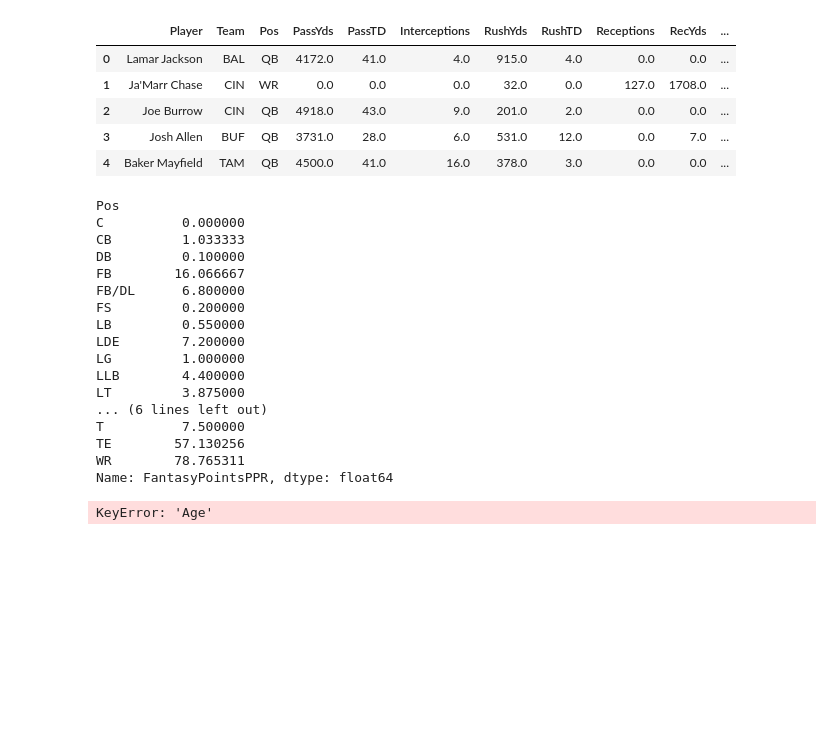
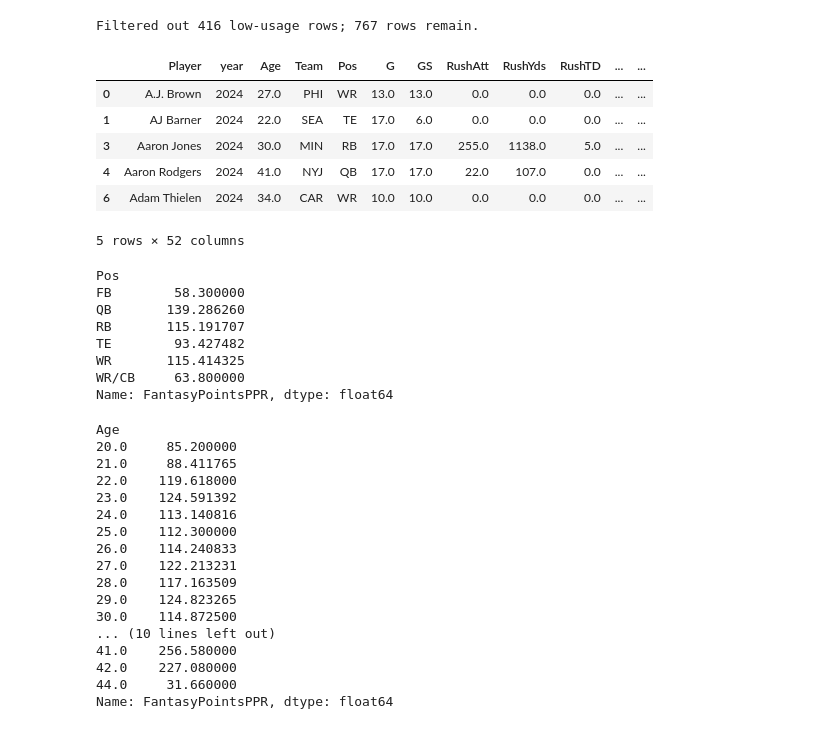
Before and after one commit to tiagocaravia/MDSTFootballProject, a Jupyter notebook: More plots and visualizations.ipynb, the cells around one changed output. Cells and saved outputs as stored; diff of their text form; code cells hidden in the pictures; blank space fills up the shorter version.

```diff
--- a/More plots and visualizations.ipynb
+++ b/More plots and visualizations.ipynb
@@ -3,36 +3,50 @@ import pandas as pd
 import numpy as np
 import matplotlib.pyplot as plt
 # %%
-df=pd.read_csv("DataSets/2024FantasyPPR.csv")
+df = pd.read_csv("DataSets/FantasyData.csv")
+min_attempts = 15
+attempt_columns = ['Tgt', 'RushAtt', 'PassAtt']
+row_count_before_filter = len(df)
+df = df.loc[df[attempt_columns].fillna(0).ge(min_attempts).any(axis=1)].copy()
+print(f"Filtered out {row_count_before_filter - len(df)} low-usage rows; {len(df)} rows remain.")
 df.head()
 # %% [output]
+Filtered out 416 low-usage rows; 767 rows remain.
-|  | Player | Team | Pos | PassYds | PassTD | Interceptions | RushYds | RushTD | Receptions | RecYds | ... |
-| 0 | Lamar Jackson | BAL | QB | 4172.0 | 41.0 | 4.0 | 915.0 | 4.0 | 0.0 | 0.0 | ... |
-| 1 | Ja'Marr Chase | CIN | WR | 0.0 | 0.0 | 0.0 | 32.0 | 0.0 | 127.0 | 1708.0 | ... |
-| 2 | Joe Burrow | CIN | QB | 4918.0 | 43.0 | 9.0 | 201.0 | 2.0 | 0.0 | 0.0 | ... |
-| 3 | Josh Allen | BUF | QB | 3731.0 | 28.0 | 6.0 | 531.0 | 12.0 | 0.0 | 7.0 | ... |
-| 4 | Baker Mayfield | TAM | QB | 4500.0 | 41.0 | 16.0 | 378.0 | 3.0 | 0.0 | 0.0 | ... |
+|  | Player | year | Age | Team | Pos | G | GS | RushAtt | RushYds | RushTD | ... | ... |
+| 0 | A.J. Brown | 2024 | 27.0 | PHI | WR | 13.0 | 13.0 | 0.0 | 0.0 | 0.0 | ... | ... |
+| 1 | AJ Barner | 2024 | 22.0 | SEA | TE | 17.0 | 6.0 | 0.0 | 0.0 | 0.0 | ... | ... |
+| 3 | Aaron Jones | 2024 | 30.0 | MIN | RB | 17.0 | 17.0 | 255.0 | 1138.0 | 5.0 | ... | ... |
+| 4 | Aaron Rodgers | 2024 | 41.0 | NYJ | QB | 17.0 | 17.0 | 22.0 | 107.0 | 0.0 | ... | ... |
+| 6 | Adam Thielen | 2024 | 34.0 | CAR | WR | 10.0 | 10.0 | 0.0 | 0.0 | 0.0 | ... | ... |
+5 rows × 52 columns
 # %%
 df.groupby('Pos')["FantasyPointsPPR"].mean()
 # %% [output]
 Pos
-C          0.000000
-CB         1.033333
-DB         0.100000
-FB        16.066667
-FB/DL      6.800000
-FS         0.200000
-LB         0.550000
-LDE        7.200000
-LG         1.000000
-LLB        4.400000
-LT         3.875000
-... (6 lines left out)
-T          7.500000
-TE        57.130256
-WR        78.765311
+FB        58.300000
+QB       139.286260
+RB       115.191707
+TE        93.427482
+WR       115.414325
+WR/CB     63.800000
 Name: FantasyPointsPPR, dtype: float64
 # %%
 df.groupby('Age')["FantasyPointsPPR"].mean()
 # %% [output]
-KeyError: 'Age'
+Age
+20.0     85.200000
+21.0     88.411765
+22.0    119.618000
+23.0    124.591392
+24.0    113.140816
+25.0    112.300000
+26.0    114.240833
+27.0    122.213231
+28.0    117.163509
+29.0    124.823265
+30.0    114.872500
+... (10 lines left out)
+41.0    256.580000
+42.0    227.080000
+44.0     31.660000
+Name: FantasyPointsPPR, dtype: float64
```
Also changed, not shown: parts of 7 cells of this notebook, 1 other file.
